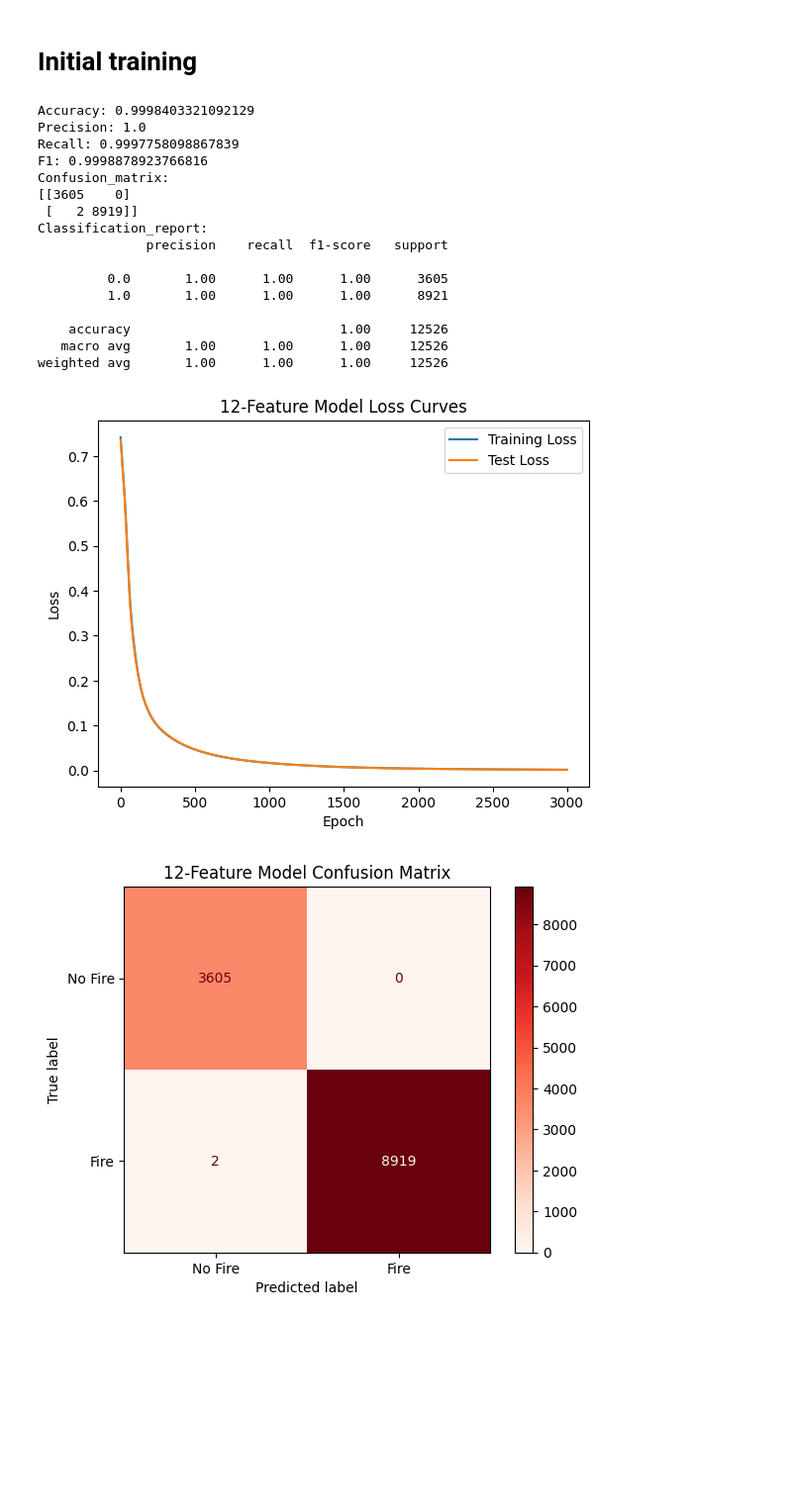
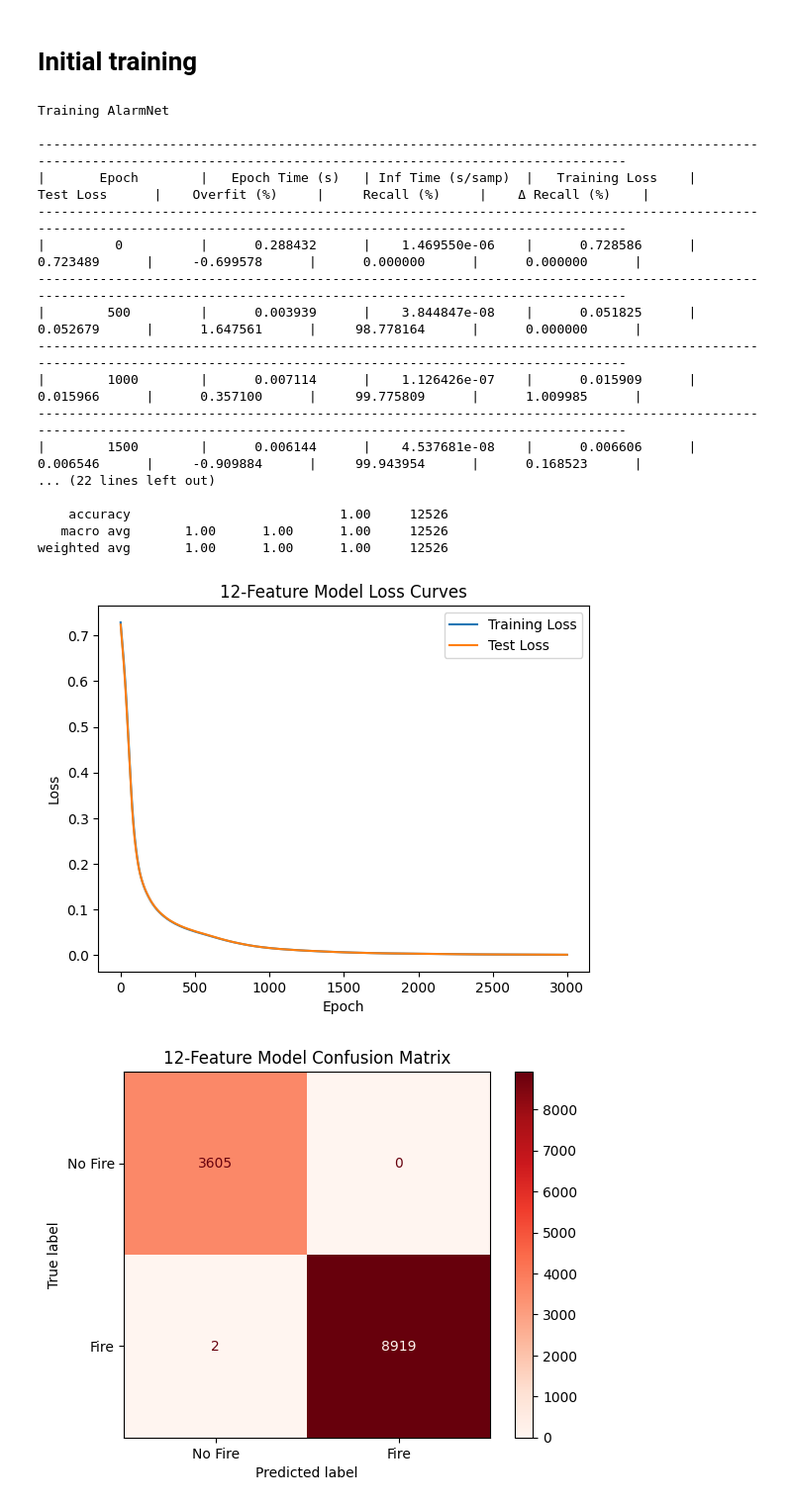
Before and after one commit to jaskinkabir/Intro_ML_Project, a Jupyter notebook: Proj.ipynb, the cells around one changed output. Shown at 99% size. Drawn from its saved outputs; the diff is of its cells as text; code cells hidden in the pictures; blank space fills up the shorter version.

Commit message:
Added back training time for 12 feature model

```diff
--- a/Proj.ipynb
+++ b/Proj.ipynb
@@ -32,7 +32,7 @@ from alarmnetclass import AlarmNet
 import torch
 from torch import nn
 device = torch.device('cuda' if torch.cuda.is_available() else 'cpu')
-retrain = False
+retrain = True
 if retrain:
     full_model = AlarmNet(
         num_features=X_train_raw.shape[1],
@@ -40,46 +40,47 @@ if retrain:
         hidden_layers=[64, 32]
 
     ).to(device)
     X_train_raw_device = torch.tensor(X_train_raw).float().to(device)
     X_test_raw_device = torch.tensor(X_test_raw).float().to(device)
     Y_train_raw_device = torch.tensor(Y_train_raw).float().view(-1, 1).to(device)
     Y_test_raw_device = torch.tensor(Y_test_raw).float().view(-1, 1).to(device)
 
     full_model.train_model(
         epochs=3000,
         X_train=X_train_raw_device,
         X_test=X_test_raw_device,
         Y_train=Y_train_raw_device,
         Y_test=Y_test_raw_device,
         optimizer = torch.optim.Adam,
         optimizer_kwargs={'lr': 1e-3},
         scheduler_kwargs={'factor': 0.5, 'patience': 4000, 'threshold': 1e-3},
         header_epoch = 70000,
         print_epoch = 500
     )
-    torch.save(full_model, 'models/full_model.pth')
+   # torch.save(full_model, 'models/full_model.pth')
 else:
     full_model = torch.load('models/full_model.pth')
 full_model.print_results()
 full_model.plot_training("12-Feature Model Loss Curves")
 # %% [output]
-Accuracy: 0.9998403321092129
-Precision: 1.0
-Recall: 0.9997758098867839
-F1: 0.9998878923766816
-Confusion_matrix:
-[[3605    0]
- [   2 8919]]
-Classification_report:
-              precision    recall  f1-score   support
+Training AlarmNet
 
-         0.0       1.00      1.00      1.00      3605
-         1.0       1.00      1.00      1.00      8921
+-------------------------------------------------------------------------------------------------------------------------------------------------------------------------
+|       Epoch        |   Epoch Time (s)   | Inf Time (s/samp)  |   Training Loss    |     Test Loss      |    Overfit (%)     |     Recall (%)     |    Δ Recall (%)    |
+-------------------------------------------------------------------------------------------------------------------------------------------------------------------------
+|         0          |      0.288432      |    1.469550e-06    |      0.728586      |      0.723489      |     -0.699578      |      0.000000      |      0.000000      |
+-------------------------------------------------------------------------------------------------------------------------------------------------------------------------
+|        500         |      0.003939      |    3.844847e-08    |      0.051825      |      0.052679      |      1.647561      |     98.778164      |      0.000000      |
+-------------------------------------------------------------------------------------------------------------------------------------------------------------------------
+|        1000        |      0.007114      |    1.126426e-07    |      0.015909      |      0.015966      |      0.357100      |     99.775809      |      1.009985      |
+-------------------------------------------------------------------------------------------------------------------------------------------------------------------------
+|        1500        |      0.006144      |    4.537681e-08    |      0.006606      |      0.006546      |     -0.909884      |     99.943954      |      0.168523      |
+... (22 lines left out)
 
     accuracy                           1.00     12526
    macro avg       1.00      1.00      1.00     12526
 weighted avg       1.00      1.00      1.00     12526
-[figure, old version]
+[figure, new version]
 # %%
 full_model.plot_confusion_matrix("12-Feature Model Confusion Matrix")
 # %% [output]
```
Also changed, not shown: parts of 1 cell of this notebook.
